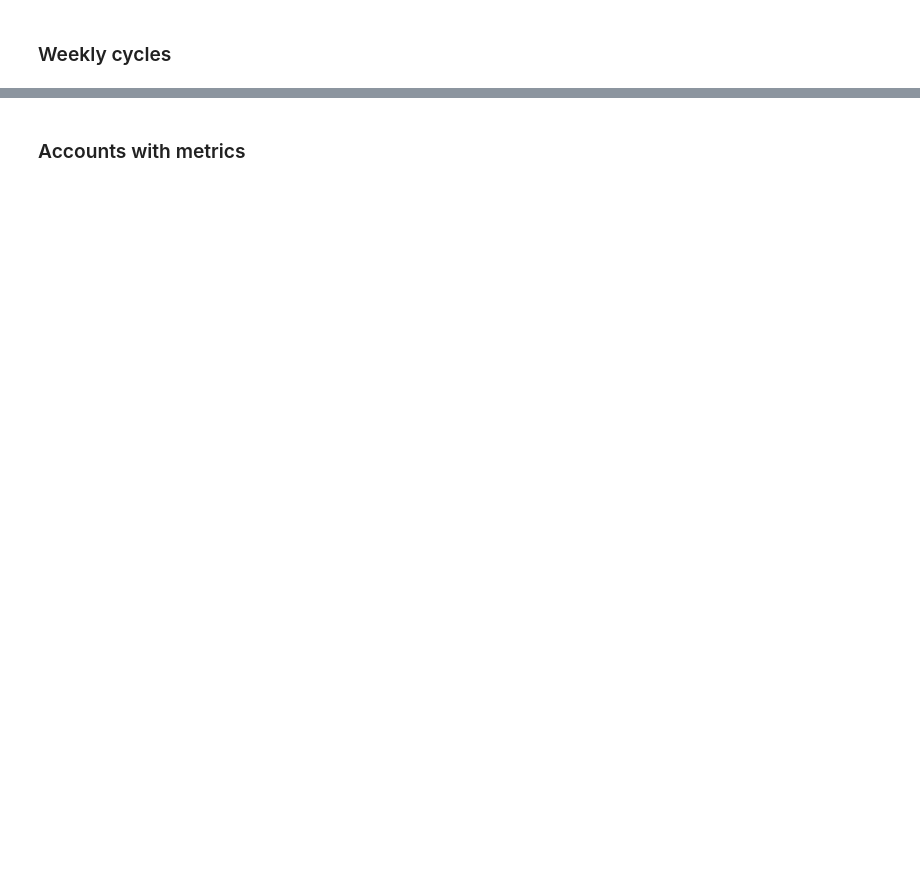
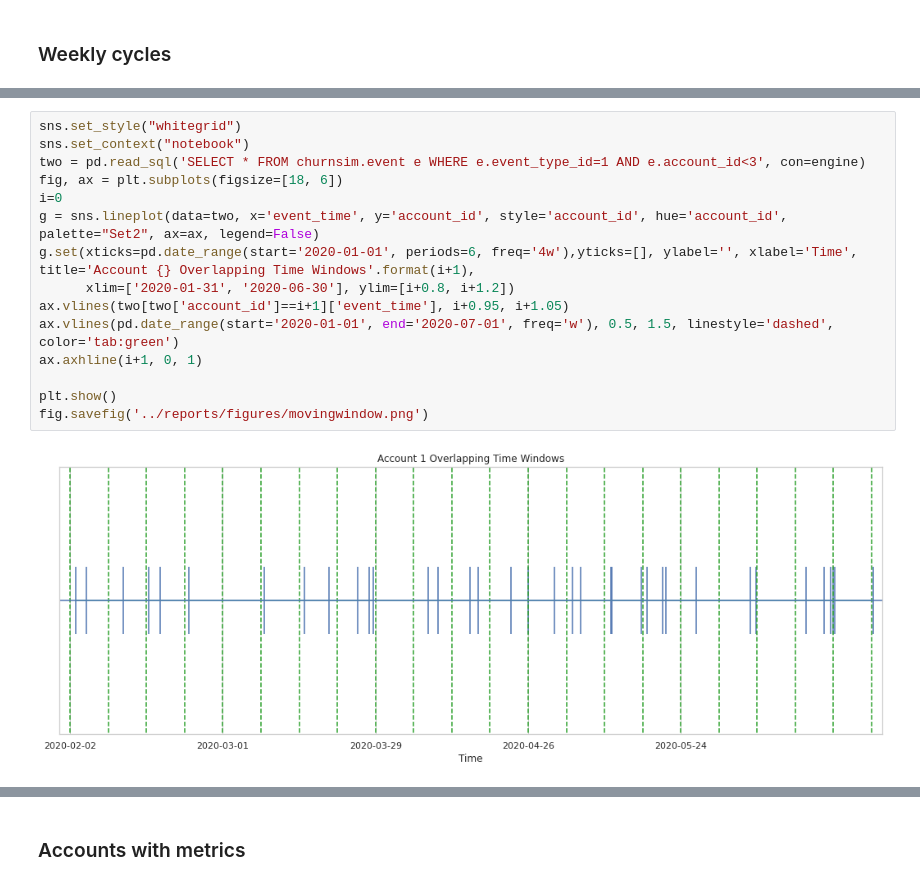
Before and after one commit to eCapitalAdvisors/templates, a Jupyter notebook: CustomerChurn/notebooks/02_jmalaver_MeasuringCustomers.ipynb, the cells around one changed output, grey strips where cells are left out. Drawn from its saved outputs; the diff is of its cells as text; blank space fills up the shorter version.

```diff
--- a/CustomerChurn/notebooks/02_jmalaver_MeasuringCustomers.ipynb
+++ b/CustomerChurn/notebooks/02_jmalaver_MeasuringCustomers.ipynb
@@ -260,0 +157,17 @@ plt.show()
+# %%
+sns.set_style("whitegrid")
+sns.set_context("notebook")
+two = pd.read_sql('SELECT * FROM churnsim.event e WHERE e.event_type_id=1 AND e.account_id<3', con=engine)
+fig, ax = plt.subplots(figsize=[18, 6])
+i=0
+g = sns.lineplot(data=two, x='event_time', y='account_id', style='account_id', hue='account_id', palette="Set2", ax=ax, legend=False)
+g.set(xticks=pd.date_range(start='2020-01-01', periods=6, freq='4w'),yticks=[], ylabel='', xlabel='Time', title='Account {} Overlapping Time Windows'.format(i+1),
+      xlim=['2020-01-31', '2020-06-30'], ylim=[i+0.8, i+1.2])
+ax.vlines(two[two['account_id']==i+1]['event_time'], i+0.95, i+1.05)
+ax.vlines(pd.date_range(start='2020-01-01', end='2020-07-01', freq='w'), 0.5, 1.5, linestyle='dashed', color='tab:green')
+ax.axhline(i+1, 0, 1)
+
+plt.show()
+fig.savefig('../reports/figures/movingwindow.png')
+# %% [output]
+[figure, added]
```
Also changed, not shown: parts of 128 cells of this notebook, 2 other files.
